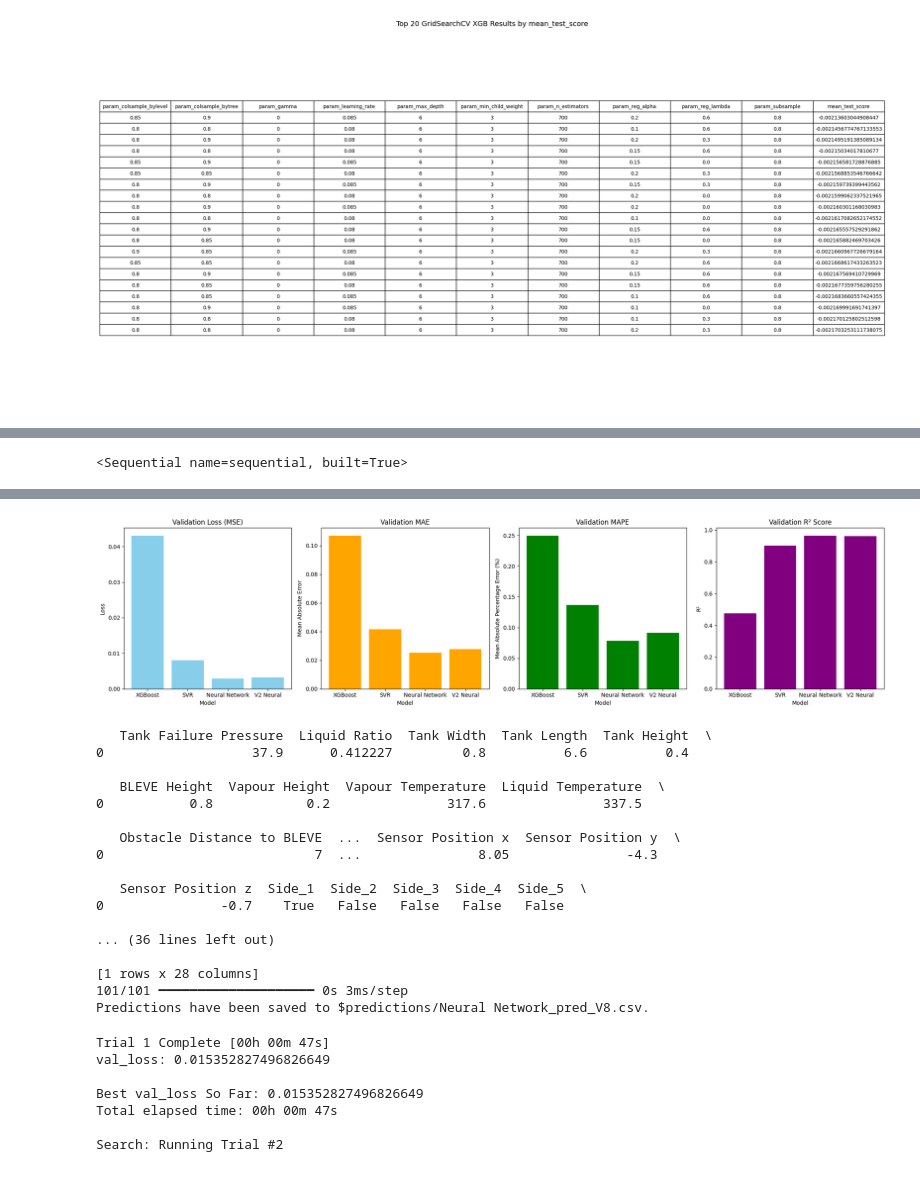
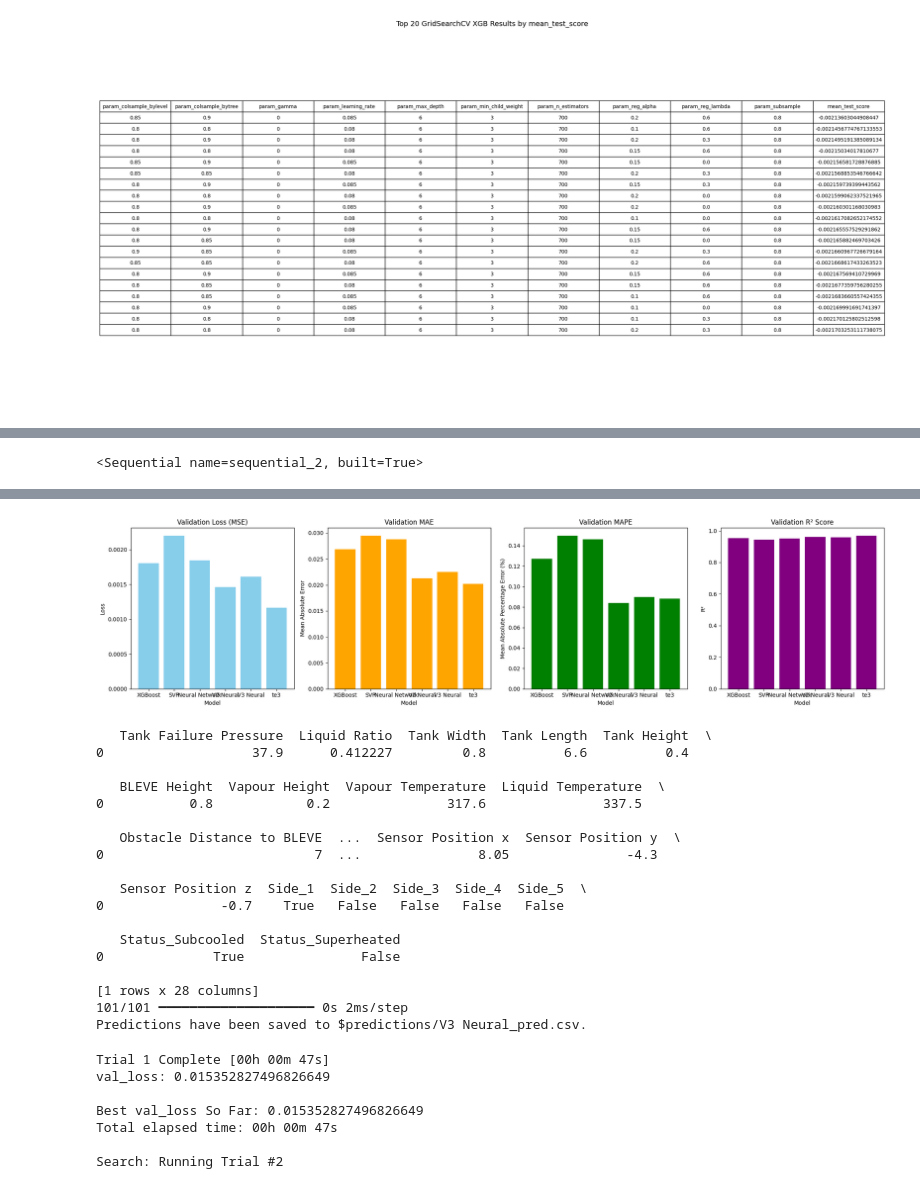
Before and after one commit to SetroZ/ML1, a Jupyter notebook: code copy.ipynb, the cells around one changed output, grey strips where cells are left out. Cells and saved outputs as stored; diff of their text form; code cells hidden in the pictures.

```diff
--- a/code copy.ipynb
+++ b/code copy.ipynb
@@ -402,8 +400,19 @@ Fitting 3 folds for each of 162 candidates, totalling 486 fits
 saveModel(xgb_model,'xgb-final.pkl')
 # %%
 # Neural network
-def mish(x):
-    return x * tf.math.tanh(tf.math.softplus(x))
+
+def dense_residual_block(x, units, dropout_rate=0.1, l2_reg=1e-5):
+    shortcut = x
+    x = layers.Dense(units, activation='relu', kernel_regularizer=regularizers.l2(l2_reg))(x)
+    x = layers.BatchNormalization()(x)
+    x = layers.Dropout(dropout_rate)(x)
+    x = layers.Dense(units, kernel_regularizer=regularizers.l2(l2_reg))(x)
+    x = layers.BatchNormalization()(x)
+
+    # Add shortcut connection
+    x = layers.Add()([x, shortcut])
+    x = layers.Activation('relu')(x)
+    return x
 
 
 import tensorflow as tf
@@ -430,7 +439,8 @@ def build_nn():
         layers.BatchNormalization(),
         layers.Dropout(0.1),
 
-        layers.Dense(1)  # Linear output for regression
+        layers.Dense(1, activation='softplus')
+
     ])
 
     optimizer = optimizers.Adam(learning_rate=0.001)
@@ -473,7 +483,7 @@ def train_nn(model):
     history = model.fit(
     X_train, y_train,
     validation_data=(X_val, y_val),
-    epochs=500,
+    epochs=250,
     batch_size=32,
     callbacks=[early_stop],
     verbose=2)
@@ -491,7 +499,7 @@ I0000 00:00:1746440115.884758 2057403 gpu_device.cc:2019] Created device /job:lo
 # %%
 
 
-history = train_nn(nn_model)
+history = train_nn(history.model)
 
 val_loss, val_mae = history.model.evaluate(X_val, y_val, batch_size=512, verbose=1)
 
@@ -529,18 +530,18 @@ ValueError: too many values to unpack (expected 2)
 # %%
 print(history.model)
-saveModel(history.model,'lastnn.keras')
+saveModel(history.model,'t3.keras')
 # %% [output]
-<Sequential name=sequential, built=True>
+<Sequential name=sequential_2, built=True>
 # %%
 
 
 # Assuming models array contains [xgb_model, svr_model]
 svr_model = loadModel('best/svr.pkl')
 xgb_model = loadModel('best/xgb.pkl')
-nn_model = loadModel('test3.keras')
+nn_model = loadModel('best/nn.keras')
 v2_nn = loadModel('lastnn.keras')
-models = [xgb_model, svr_model,nn_model,v2_nn]
-model_names = ["XGBoost", "SVR",'Neural Network',"V2 Neural"]
+models = [xgb_model, svr_model,nn_model,v2_nn,loadModel('lastnn_V2.keras'),history.model]
+model_names = ["XGBoost", "SVR",'Neural Network',"V2 Neural","V3 Neural",'te3']
 
 # Initialize lists to store metrics
 val_losses = []
@@ -600,6 +603,7 @@ plt.show()
-[figure, old version]
+[figure, new version]
 # %%
-
+models = [v2_nn]
+model_names = ["V3 Neural"]
 
 
 
@@ -633,11 +637,12 @@ for i in range(len(models)):
    Sensor Position z  Side_1  Side_2  Side_3  Side_4  Side_5  \
 0               -0.7    True   False   False   False   False
 
-... (36 lines left out)
+   Status_Subcooled  Status_Superheated
+0              True               False
 
 [1 rows x 28 columns]
-101/101 ━━━━━━━━━━━━━━━━━━━━ 0s 3ms/step
-Predictions have been saved to $predictions/Neural Network_pred_V8.csv.
+101/101 ━━━━━━━━━━━━━━━━━━━━ 0s 2ms/step
+Predictions have been saved to $predictions/V3 Neural_pred.csv.
 # %%
 import tensorflow as tf
 from tensorflow.keras import layers, models, optimizers, regularizers, callbacks
```
Also changed, not shown: parts of 4 cells of this notebook, 2 other files.
